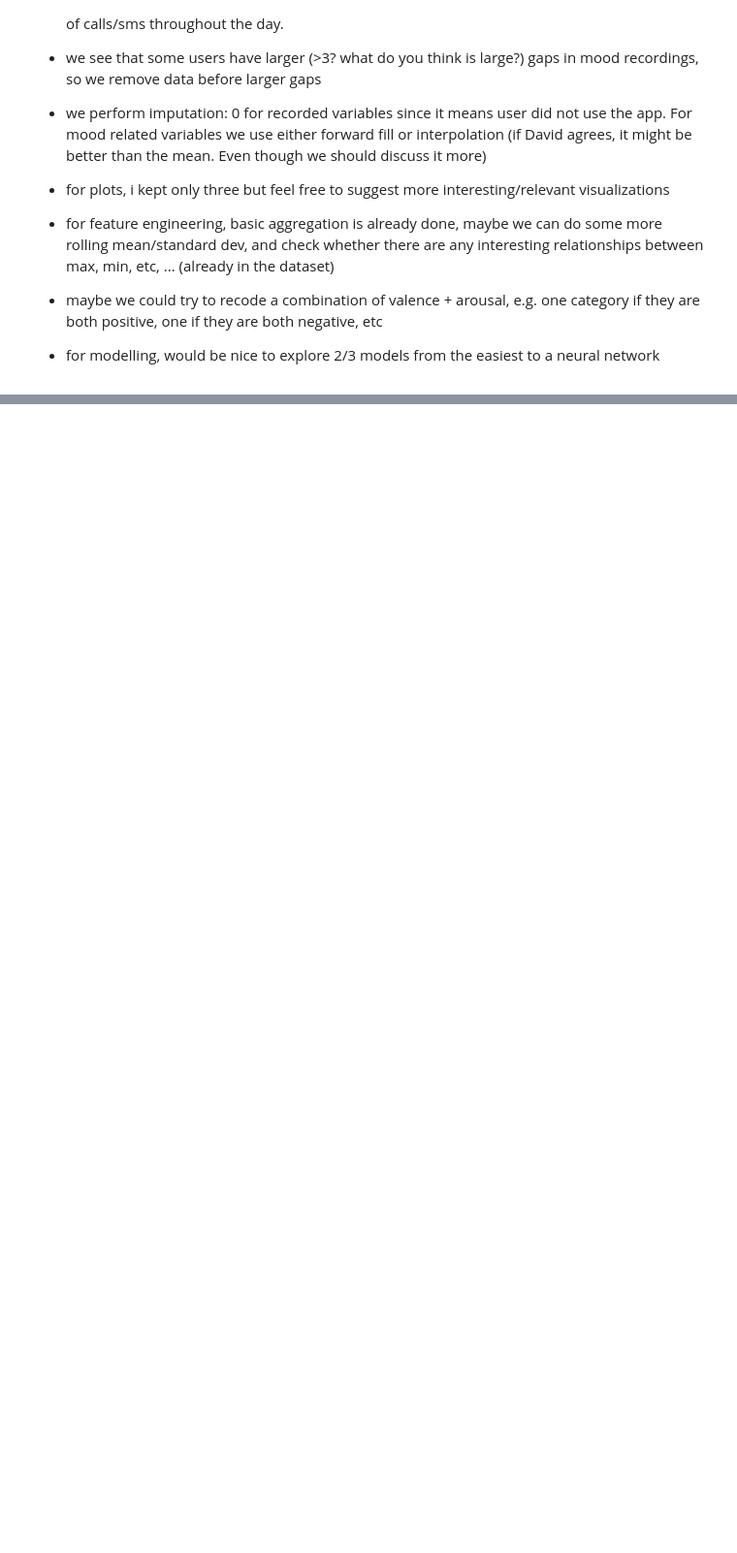
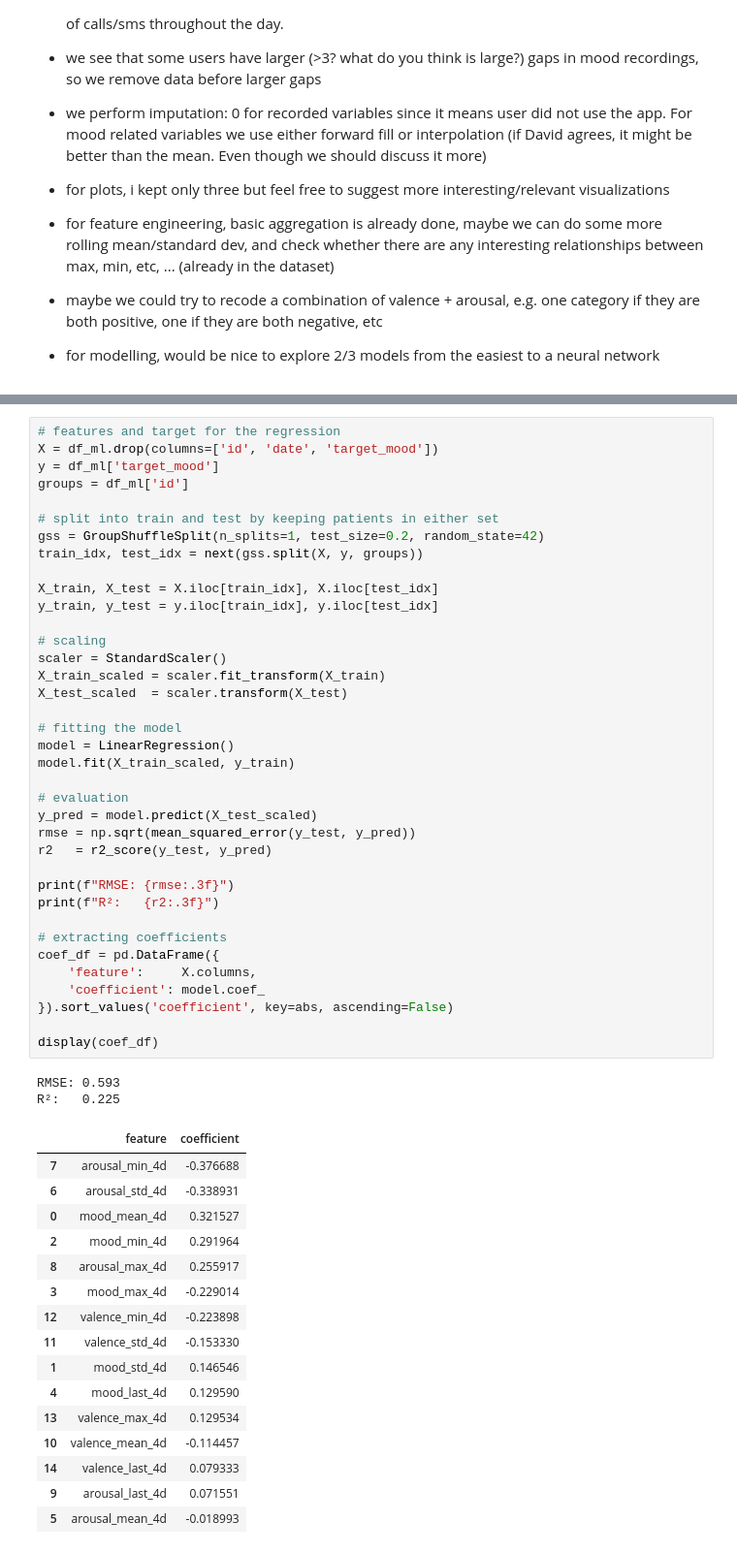
Before and after one commit to alicja-a-d/Data_Mining, a Jupyter notebook: assignment1_DMT_v1.ipynb, the cells around one changed output, grey strips where cells are left out. Shown at 97% size. Drawn from its saved outputs; the diff is of its cells as text; blank space fills up the shorter version.

```diff
--- a/assignment1_DMT_v1.ipynb
+++ b/assignment1_DMT_v1.ipynb
@@ -586,0 +643,56 @@ I merged 1A and 1B:
+# %%
+# features and target for the regression
+X = df_ml.drop(columns=['id', 'date', 'target_mood'])
+y = df_ml['target_mood']
+groups = df_ml['id']
+
+# split into train and test by keeping patients in either set
+gss = GroupShuffleSplit(n_splits=1, test_size=0.2, random_state=42)
+train_idx, test_idx = next(gss.split(X, y, groups))
+
+X_train, X_test = X.iloc[train_idx], X.iloc[test_idx]
+y_train, y_test = y.iloc[train_idx], y.iloc[test_idx]
+
+# scaling
+scaler = StandardScaler()
+X_train_scaled = scaler.fit_transform(X_train)
+X_test_scaled  = scaler.transform(X_test)
+
+# fitting the model
+model = LinearRegression()
+model.fit(X_train_scaled, y_train)
+
+# evaluation
+y_pred = model.predict(X_test_scaled)
+rmse = np.sqrt(mean_squared_error(y_test, y_pred))
+r2   = r2_score(y_test, y_pred)
+
+print(f"RMSE: {rmse:.3f}")
+print(f"R²:   {r2:.3f}")
+
+# extracting coefficients
+coef_df = pd.DataFrame({
+    'feature':     X.columns,
+    'coefficient': model.coef_
+}).sort_values('coefficient', key=abs, ascending=False)
+
+display(coef_df)
+# %% [output]
+RMSE: 0.593
+R²:   0.225
+|  | feature | coefficient |
+| 7 | arousal_min_4d | -0.376688 |
+| 6 | arousal_std_4d | -0.338931 |
+| 0 | mood_mean_4d | 0.321527 |
+| 2 | mood_min_4d | 0.291964 |
+| 8 | arousal_max_4d | 0.255917 |
+| 3 | mood_max_4d | -0.229014 |
+| 12 | valence_min_4d | -0.223898 |
+| 11 | valence_std_4d | -0.153330 |
+| 1 | mood_std_4d | 0.146546 |
+| 4 | mood_last_4d | 0.129590 |
+| 13 | valence_max_4d | 0.129534 |
+| 10 | valence_mean_4d | -0.114457 |
+| 14 | valence_last_4d | 0.079333 |
+| 9 | arousal_last_4d | 0.071551 |
+| 5 | arousal_mean_4d | -0.018993 |
```
Also changed, not shown: parts of 7 cells of this notebook.
